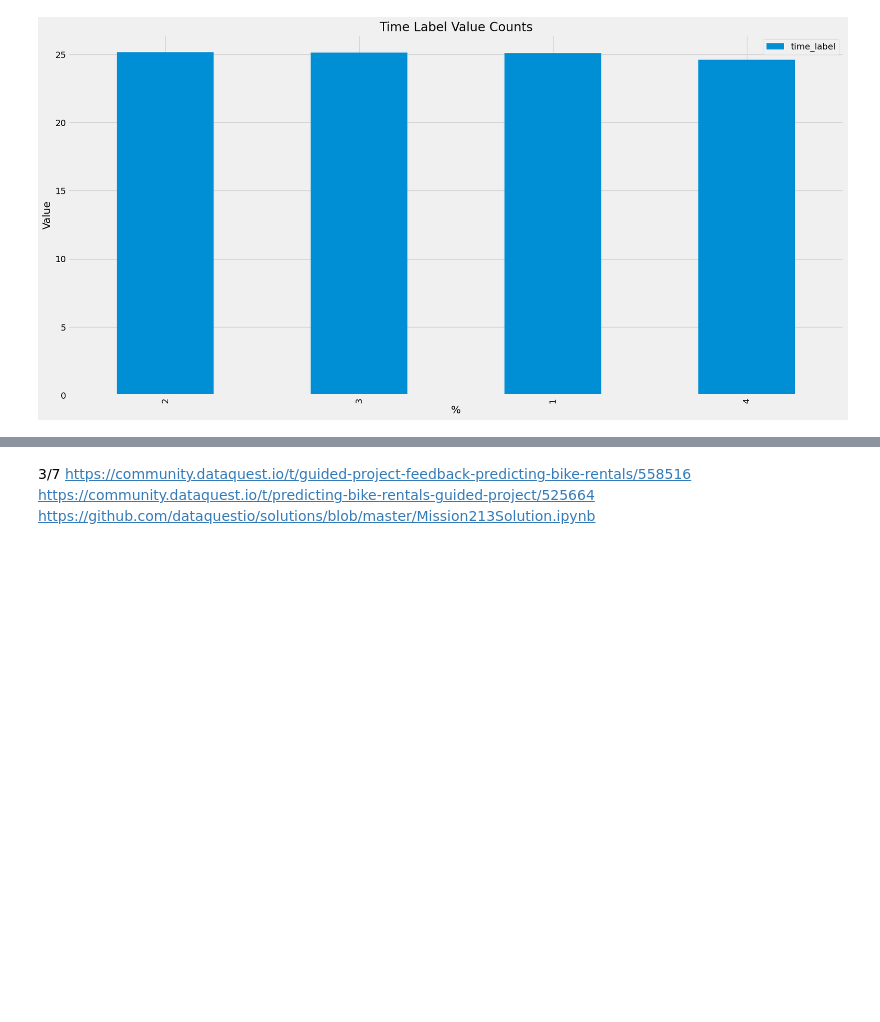
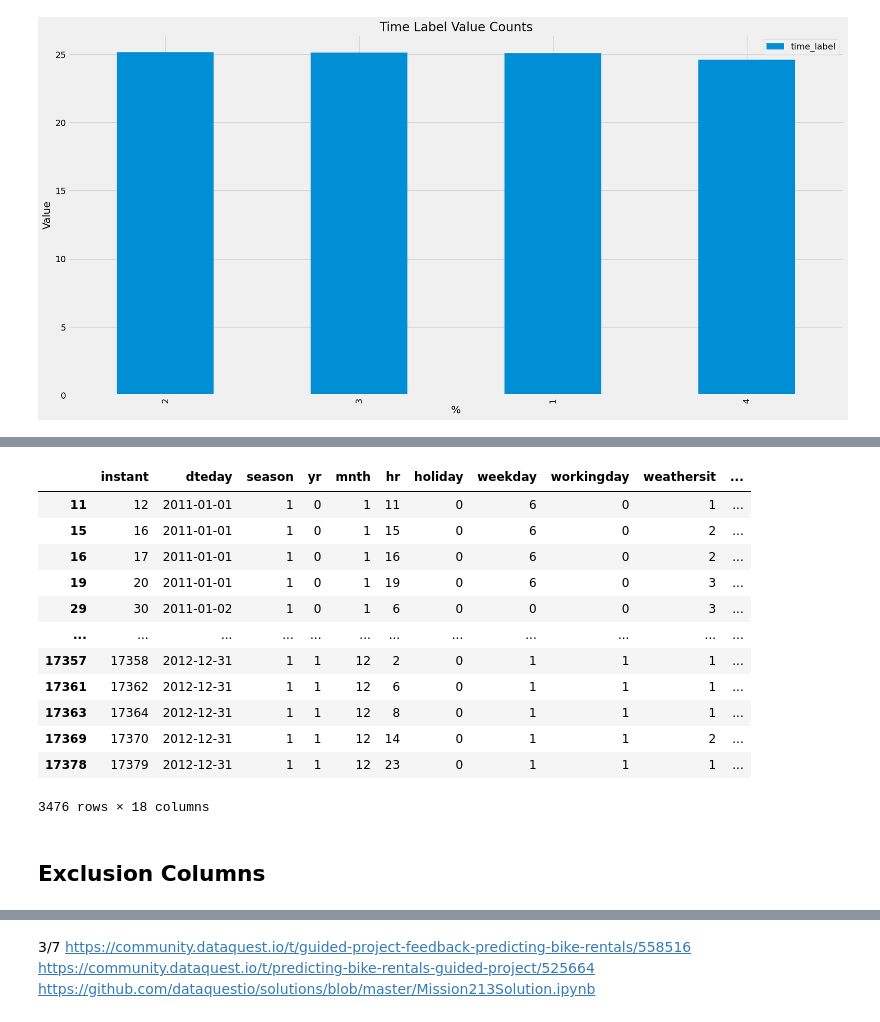
Before and after one commit to raduspaimoc/DataQuest-Projects, a Jupyter notebook: Regression Problems/Predicting Bike Rentals/Predicting Bike Rentals.ipynb, the cells around one changed output, grey strips where cells are left out. Saved outputs shown, nothing was run; the diff lists cells and outputs as text; code cells hidden in the pictures; blank space fills up the shorter version.

```diff
--- a/Regression Problems/Predicting Bike Rentals/Predicting Bike Rentals.ipynb
+++ b/Regression Problems/Predicting Bike Rentals/Predicting Bike Rentals.ipynb
@@ -146,0 +177,20 @@ value_counts_plot(bike_rentals, "time_label", "Time Label Value Counts")
+# %%
+test = bike_rentals.loc[~bike_rentals.index.isin(train.index)]
+# %%
+test
+# %% [output]
+|  | instant | dteday | season | yr | mnth | hr | holiday | weekday | workingday | weathersit | ... |
+| 11 | 12 | 2011-01-01 | 1 | 0 | 1 | 11 | 0 | 6 | 0 | 1 | ... |
+| 15 | 16 | 2011-01-01 | 1 | 0 | 1 | 15 | 0 | 6 | 0 | 2 | ... |
+| 16 | 17 | 2011-01-01 | 1 | 0 | 1 | 16 | 0 | 6 | 0 | 2 | ... |
+| 19 | 20 | 2011-01-01 | 1 | 0 | 1 | 19 | 0 | 6 | 0 | 3 | ... |
+| 29 | 30 | 2011-01-02 | 1 | 0 | 1 | 6 | 0 | 0 | 0 | 3 | ... |
+| ... | ... | ... | ... | ... | ... | ... | ... | ... | ... | ... | ... |
+| 17357 | 17358 | 2012-12-31 | 1 | 1 | 12 | 2 | 0 | 1 | 1 | 1 | ... |
+| 17361 | 17362 | 2012-12-31 | 1 | 1 | 12 | 6 | 0 | 1 | 1 | 1 | ... |
+| 17363 | 17364 | 2012-12-31 | 1 | 1 | 12 | 8 | 0 | 1 | 1 | 1 | ... |
+| 17369 | 17370 | 2012-12-31 | 1 | 1 | 12 | 14 | 0 | 1 | 1 | 2 | ... |
+| 17378 | 17379 | 2012-12-31 | 1 | 1 | 12 | 23 | 0 | 1 | 1 | 1 | ... |
+3476 rows × 18 columns
+# %% [markdown]
+## Exclusion Columns
```
Also changed, not shown: parts of 34 cells of this notebook.
